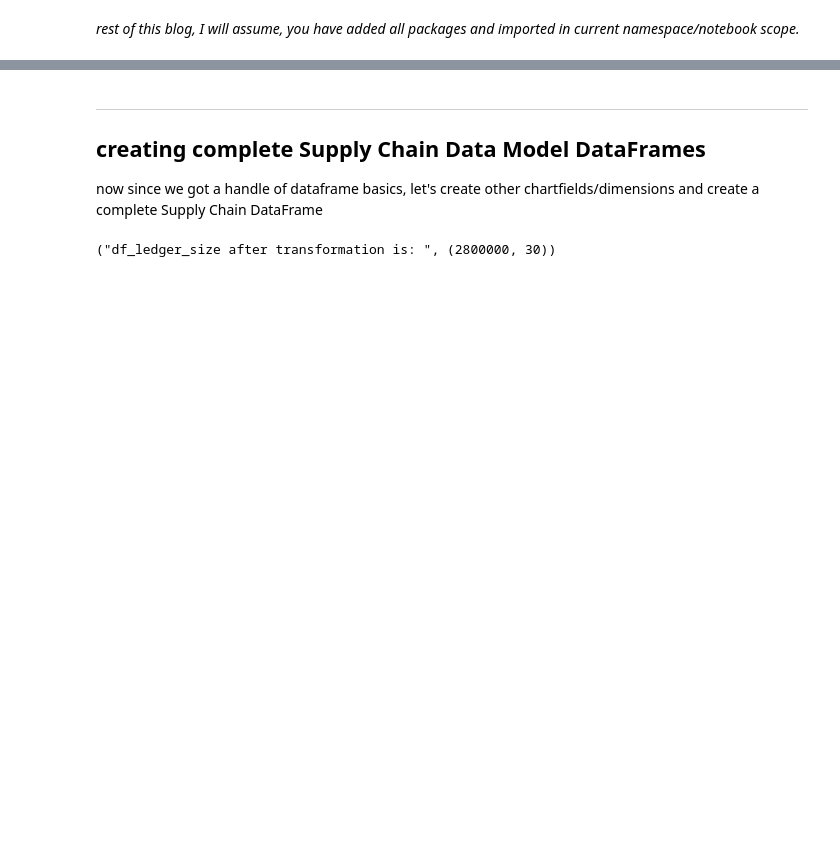
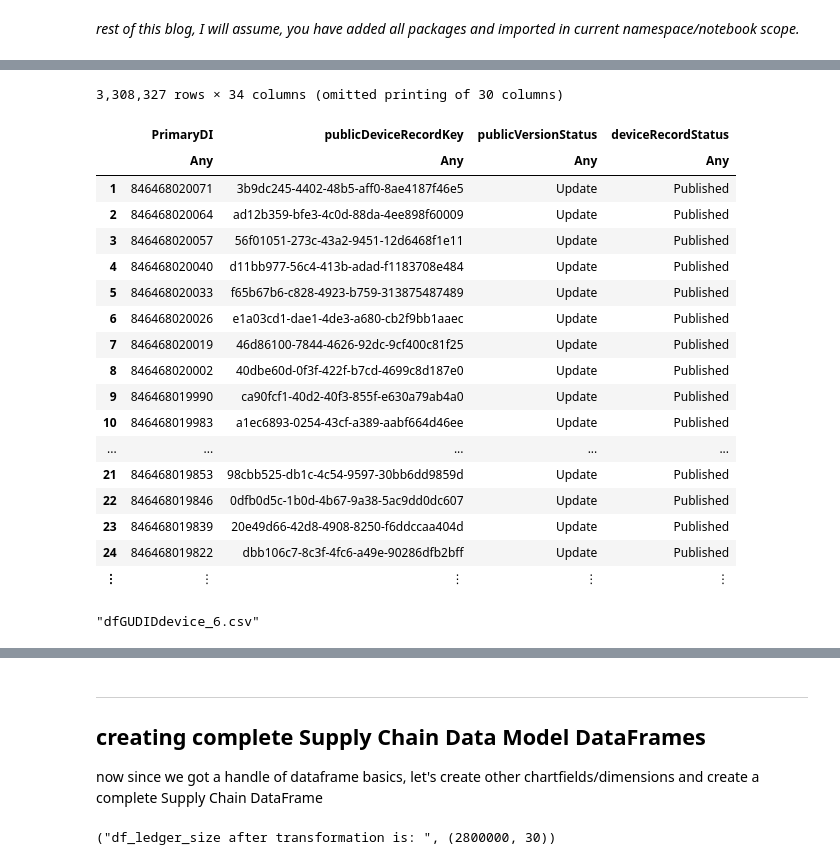
Before and after one commit to AmitXShukla/AmitXShukla.github.io, a Jupyter notebook: blogs/julia/JuliaDataFrames-Part-3.ipynb, the cells around one changed output, grey strips where cells are left out. Drawn from its saved outputs; the diff is of its cells as text; code cells hidden in the pictures; blank space fills up the shorter version.

```diff
--- a/blogs/julia/JuliaDataFrames-Part-3.ipynb
+++ b/blogs/julia/JuliaDataFrames-Part-3.ipynb
@@ -108,0 +146,59 @@ These codes are used to classify products and services, GUDID, GTIN, GMDN
+# %%
+##########
+# GUDID ##
+##########
+# The complete list of GUDID Data Elements and descriptions can be found at this link.
+# https://www.fda.gov/media/120974/download
+# The complete GUDID Database (delimited version) download (250+MB)
+# https://accessgudid.nlm.nih.gov/release_files/download/AccessGUDID_Delimited_Full_Release_20220401.zip
+# let's extract all GUDID files in a folder
+readdir("SampleData/GUDID")
+# since these files are in txt (delimited) format, we'll use delimited pkg
+
+########################
+## large txt files #####
+## read one at a time ##
+########################
+
+# data, header = readdlm("SampleData/GUDID/contacts.txt", '|', header=true)
+# dfGUDIDcontacts = DataFrame(data, vec(header))
+
+# data, header = readdlm("SampleData/GUDID/identifiers.txt", '|', header=true)
+# dfGUDIDidentifiers = DataFrame(data, vec(header))
+
+# data, header = readdlm("SampleData/GUDID/device.txt", '|', header=true)
+# dfGUDIDdevice = DataFrame(data, vec(header))
+# %% [output]
+3,308,327 rows × 34 columns (omitted printing of 30 columns)
+|  | PrimaryDI | publicDeviceRecordKey | publicVersionStatus | deviceRecordStatus |
+|  | Any | Any | Any | Any |
+| 1 | 846468020071 | 3b9dc245-4402-48b5-aff0-8ae4187f46e5 | Update | Published |
+| 2 | 846468020064 | ad12b359-bfe3-4c0d-88da-4ee898f60009 | Update | Published |
+| 3 | 846468020057 | 56f01051-273c-43a2-9451-12d6468f1e11 | Update | Published |
+| 4 | 846468020040 | d11bb977-56c4-413b-adad-f1183708e484 | Update | Published |
+| 5 | 846468020033 | f65b67b6-c828-4923-b759-313875487489 | Update | Published |
+| 6 | 846468020026 | e1a03cd1-dae1-4de3-a680-cb2f9bb1aaec | Update | Published |
+| 7 | 846468020019 | 46d86100-7844-4626-92dc-9cf400c81f25 | Update | Published |
+| 8 | 846468020002 | 40dbe60d-0f3f-422f-b7cd-4699c8d187e0 | Update | Published |
+| 9 | 846468019990 | ca90fcf1-40d2-40f3-855f-e630a79ab4a0 | Update | Published |
+| 10 | 846468019983 | a1ec6893-0254-43cf-a389-aabf664d46ee | Update | Published |
+| ... | ... | ... | ... | ... |
+| 21 | 846468019853 | 98cbb525-db1c-4c54-9597-30bb6dd9859d | Update | Published |
+| 22 | 846468019846 | 0dfb0d5c-1b0d-4b67-9a38-5ac9dd0dc607 | Update | Published |
+| 23 | 846468019839 | 20e49d66-42d8-4908-8250-f6ddccaa404d | Update | Published |
+| 24 | 846468019822 | dbb106c7-8c3f-4fc6-a49e-90286dfb2bff | Update | Published |
+| ⋮ | ⋮ | ⋮ | ⋮ | ⋮ |
+# %%
+
+# dfGUDIDdevice has more than 3308327 rows,
+# let's split this in 6 mini files,
+# so that, it can be loaded into RDBMS easily
+size(dfGUDIDdevice)
+# CSV.write("dfGUDIDdevice_1.csv", dfGUDIDdevice[1:500000,:])
+# CSV.write("dfGUDIDdevice_2.csv", dfGUDIDdevice[500001:1000000,:])
+# CSV.write("dfGUDIDdevice_3.csv", dfGUDIDdevice[1000001:1500000,:])
+# CSV.write("dfGUDIDdevice_4.csv", dfGUDIDdevice[1500001:2000000,:])
+# CSV.write("dfGUDIDdevice_5.csv", dfGUDIDdevice[2000001:2500000,:])
+# CSV.write("dfGUDIDdevice_6.csv", dfGUDIDdevice[2500001:3308327,:])
+# %% [output]
+"dfGUDIDdevice_6.csv"
```
Also changed, not shown: parts of 6 cells of this notebook.
